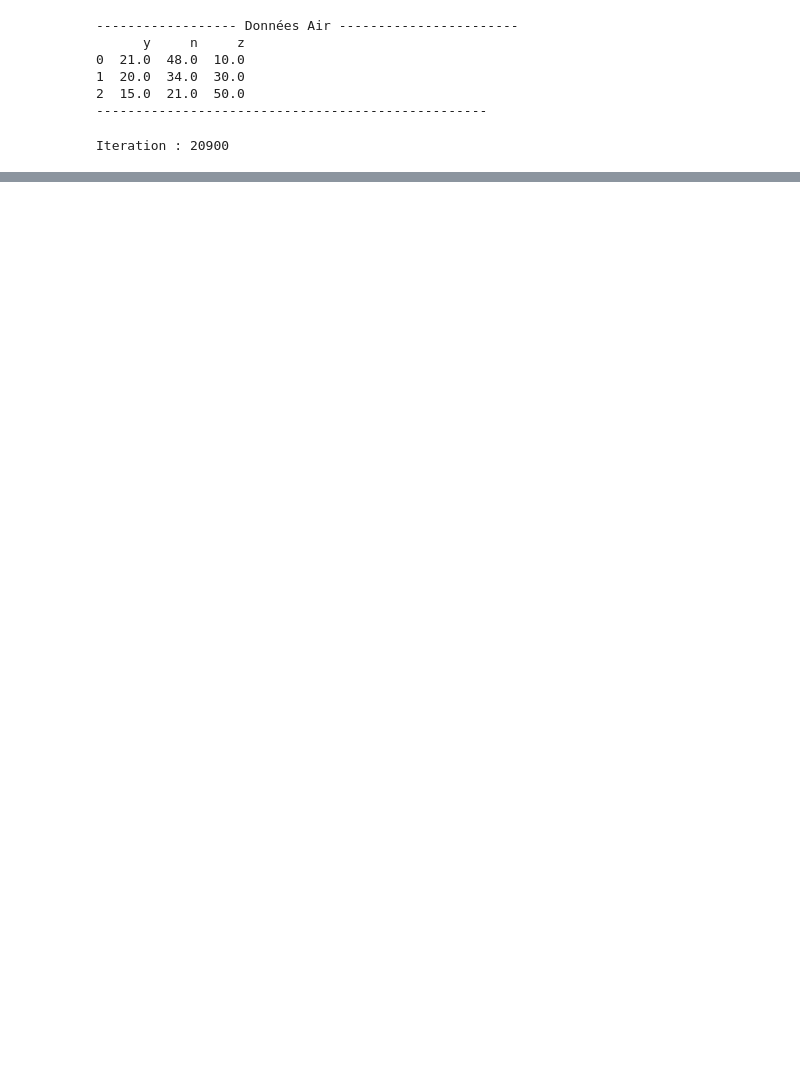
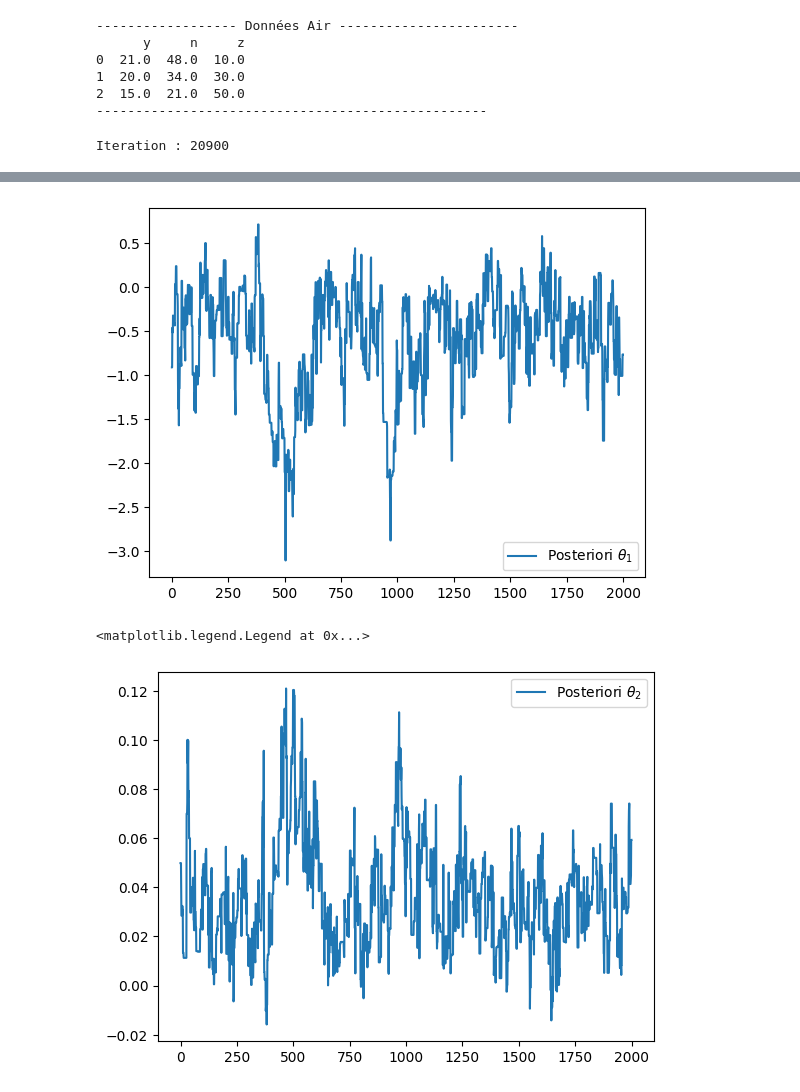
Before and after one commit to imn167/Air_Berkson, a Jupyter notebook: Gibbs.ipynb, the cells around one changed output, grey strips where cells are left out. Cells and saved outputs as stored; diff of their text form; code cells hidden in the pictures; blank space fills up the shorter version.

```diff
--- a/Gibbs.ipynb
+++ b/Gibbs.ipynb
@@ -140,0 +263,10 @@ Estimateur en moyenne de X3 42.48 et variance de la loi a posteriori 0.11
+# %%
+plt.plot(theta_centered[:, 0], label = r'Posteriori $\theta_1$')
+plt.legend()
+plt.show()
+plt.plot(theta_centered[:, 1], label = r'Posteriori $\theta_2$')
+plt.legend()
+# %% [output]
+[figure, added]
+<matplotlib.legend.Legend at 0x...>
+[figure, added]
```
Also changed, not shown: parts of 13 cells of this notebook.
